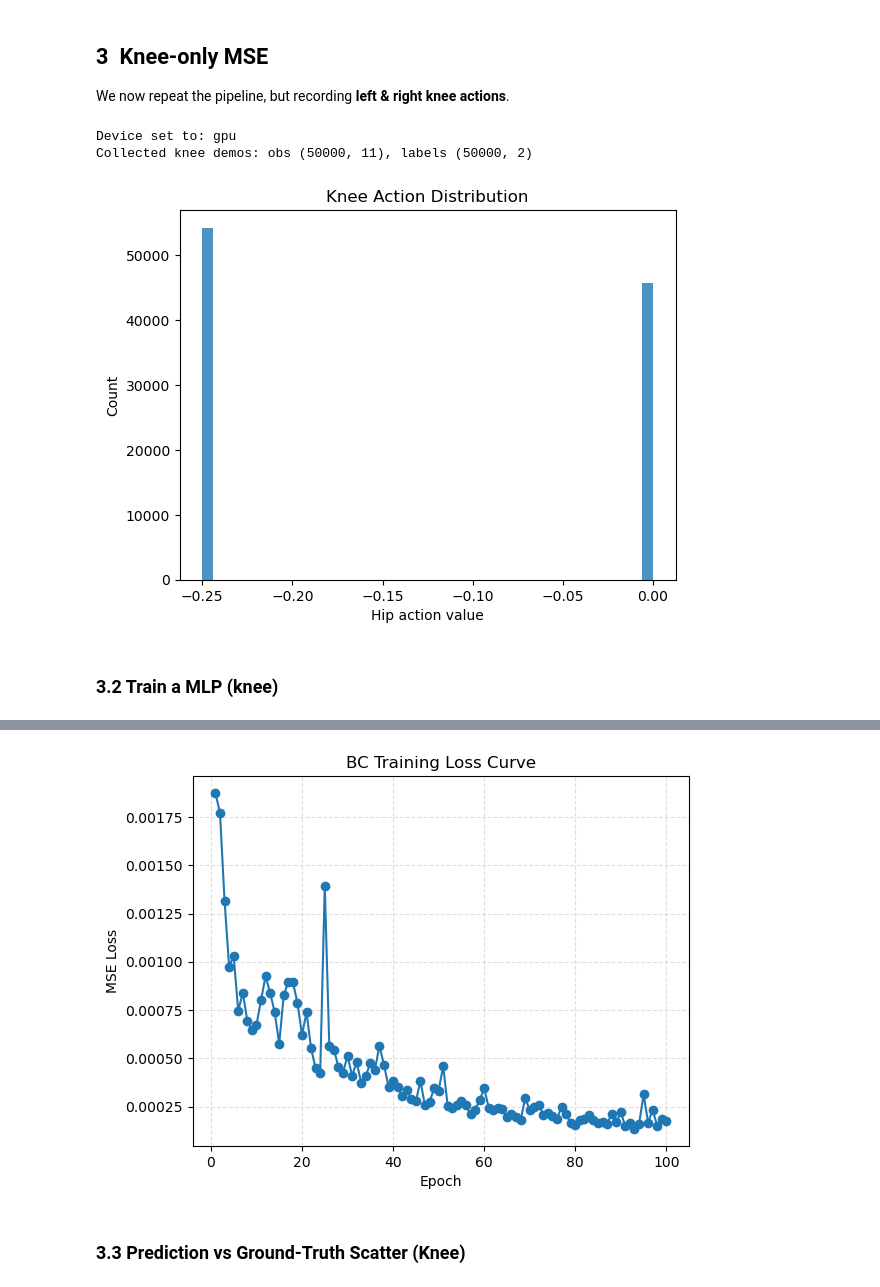
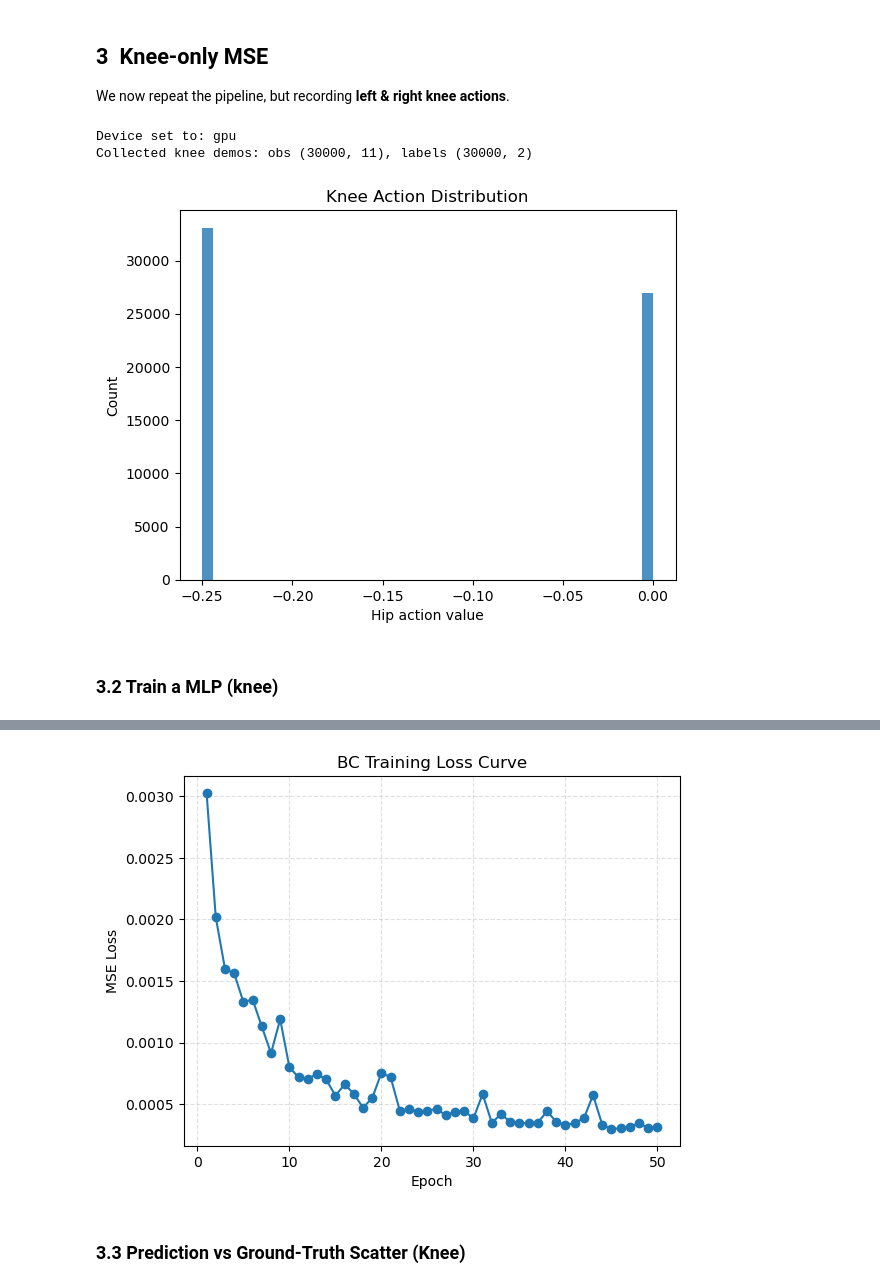
Before and after one commit to yunusdanabas/passive_walker_rl, a Jupyter notebook: passive_walker/bc/BehaviourClonning.ipynb, the cells around one changed output, grey strips where cells are left out. Saved outputs shown, nothing was run; the diff lists cells and outputs as text; code cells hidden in the pictures.

```diff
--- a/passive_walker/bc/BehaviourClonning.ipynb
+++ b/passive_walker/bc/BehaviourClonning.ipynb
@@ -156,7 +156,7 @@ from passive_walker.envs.mujoco_fsm_env  import PassiveWalkerEnv
 set_device(USE_GPU_NOTEBOOK)
 
 # 2) Collect demos
-DEMO_STEPS_KNEE = 50_000
+DEMO_STEPS_KNEE = 30_000
 env_knee = PassiveWalkerEnv(
     xml_path=K_XML,
     simend=30,
@@ -172,8 +172,8 @@ print(f"Collected knee demos: obs {obs_k.shape}, labels {labels_k.shape}")
 plot_label_hist(np.array(labels_k), title="Knee Action Distribution")
 # %% [output]
 Device set to: gpu
-Collected knee demos: obs (50000, 11), labels (50000, 2)
+Collected knee demos: obs (30000, 11), labels (30000, 2)
-[figure, old version]
+[figure, new version]
 # %% [markdown]
 ### 3.2 Train a MLP (knee)
 # %%
@@ -181,10 +181,10 @@ from passive_walker.controllers.nn.knee_nn import KneeController
 from passive_walker.bc.knee_mse.train import train_nn_controller as train_knee_controller
 
 # Hyper-parameters
-EPOCHS_K, BATCH_K, LR_K = 100, 32, 1e-4
+EPOCHS_K, BATCH_K, LR_K = 50, 32, 3e-4
 
 # Initialize model & optimizer
-knee_model = KneeController(input_size=obs_k.shape[1], hidden_size=256)
+knee_model = KneeController(input_size=obs_k.shape[1], hidden_size=64)
 knee_opt   = optax.adam(LR_K)
 
 # Train (plot_loss=False means we’ll plot manually below)
@@ -238,4 +221,4 @@ E0521 23:21:56.497401   69524 buffer_comparator.cc:156] Difference at 137: 1.164
-[figure, old version]
+[figure, new version]
 # %% [markdown]
 ### 3.3 Prediction vs Ground-Truth Scatter (Knee)
 # %%
```
Also changed, not shown: parts of 13 cells of this notebook, 6 other files.
